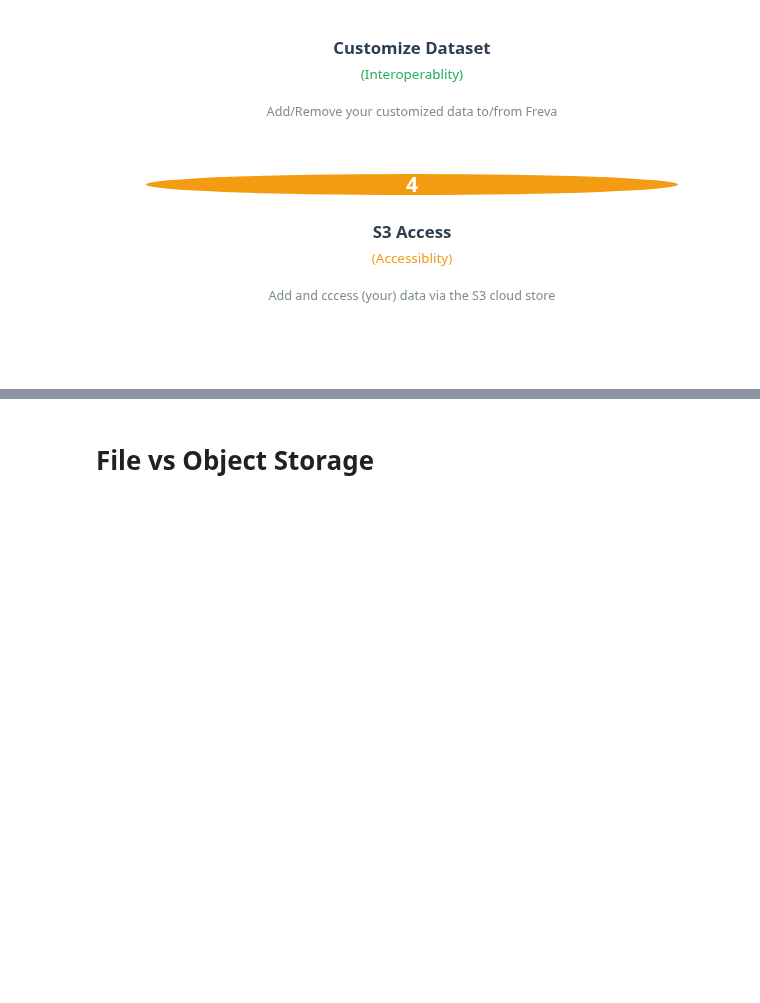
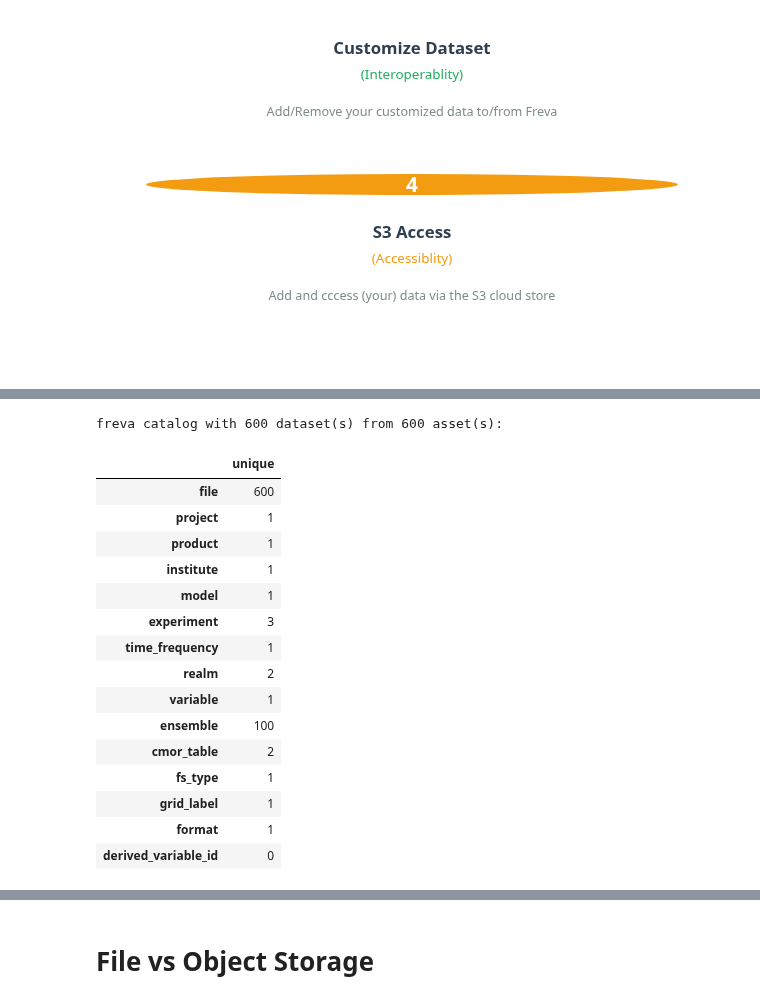
Before and after one commit to freva-org/Talks, a Jupyter notebook: DataSearchWorkshop2025/FrevaWorkshop.ipynb, the cells around one changed output, grey strips where cells are left out. Saved outputs shown, nothing was run; the diff lists cells and outputs as text; code cells hidden in the pictures; blank space fills up the shorter version.

```diff
--- a/DataSearchWorkshop2025/FrevaWorkshop.ipynb
+++ b/DataSearchWorkshop2025/FrevaWorkshop.ipynb
@@ -682,0 +1123,7 @@ Attributes:
+# %%
+db = databrowser(mip_era="mpi-ge", variable_id="tas",
+                 frequency="mon", time="2025-01 to 2100-12",
+                 experiment_id="!picontrol", flavour="cmip6",
+                 host="https://www.gems.dkrz.de"
+                )
+db.metadata["experiment_id"]
@@ -682,0 +1276,21 @@ Attributes:
+# %%
+
+db.intake_catalogue()
+# %% [output]
+freva catalog with 600 dataset(s) from 600 asset(s):
+|  | unique |
+| file | 600 |
+| project | 1 |
+| product | 1 |
+| institute | 1 |
+| model | 1 |
+| experiment | 3 |
+| time_frequency | 1 |
+| realm | 2 |
+| variable | 1 |
+| ensemble | 100 |
+| cmor_table | 2 |
+| fs_type | 1 |
+| grid_label | 1 |
+| format | 1 |
+| derived_variable_id | 0 |
```
Also changed, not shown: parts of 151 cells of this notebook.
